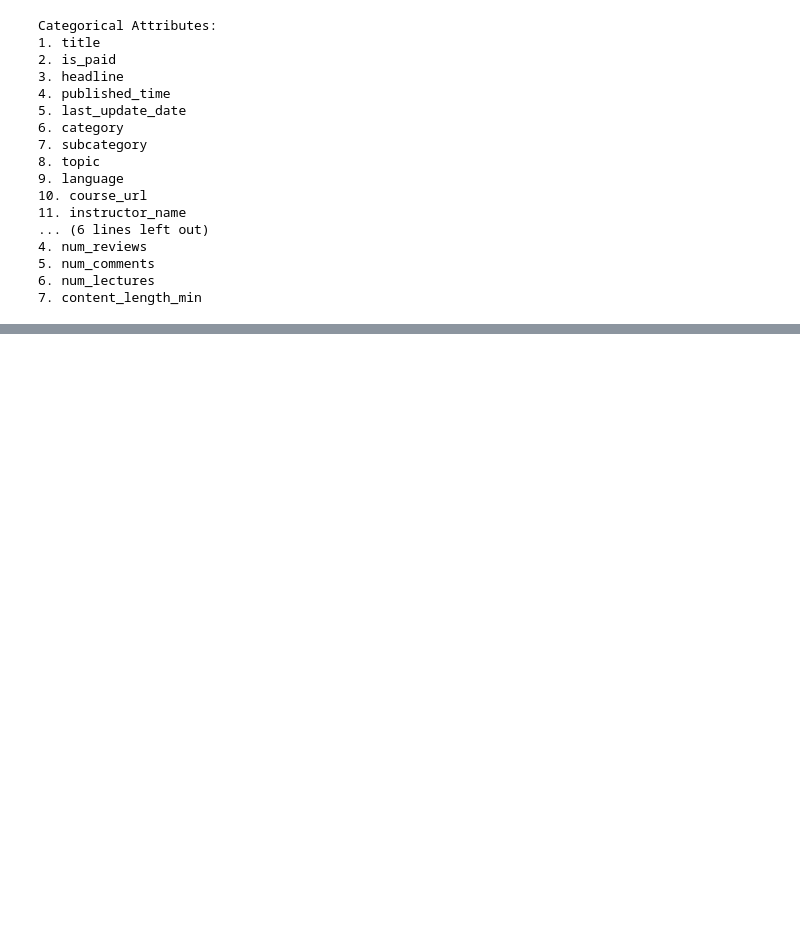
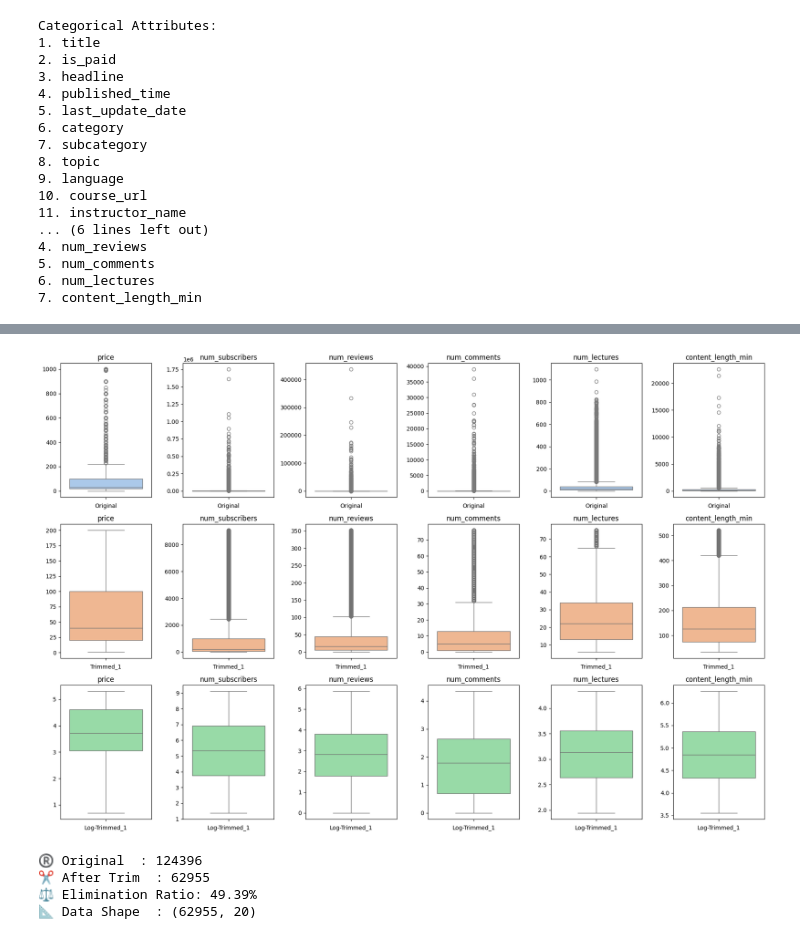
Before and after one commit to MuhammadRhakan/final-project, a Jupyter notebook: Course_Recommendation.ipynb, the cells around one changed output, grey strips where cells are left out. Cells and saved outputs as stored; diff of their text form; code cells hidden in the pictures; blank space fills up the shorter version.

```diff
--- a/Course_Recommendation.ipynb
+++ b/Course_Recommendation.ipynb
@@ -375,0 +277,38 @@ Length After Trim: (62955, 20)
+# %%
+def outliers_handling(data, features):
+  trimmed = trimming(data, features)
+  log_trimmed = np.log1p(trimmed[features])
+
+  dataset = {'Original': data, 'Trimmed_1': trimmed, 'Log-Trimmed_1': log_trimmed}
+
+  rows = len(dataset)
+  cols = len(features)
+  colors = sns.color_palette("pastel", n_colors=len(dataset))
+
+  fig, ax = plt.subplots(rows, cols, figsize=(cols * 3, rows * 4))
+  for i, (key,values) in enumerate(dataset.items()):
+    for j, col in enumerate(features):
+      sns.boxplot(y=dataset[key][col], ax=ax[i][j], color=colors[i])
+      ax[i][j].set_title(col)
+      ax[i][j].set_xlabel(key)
+      ax[i][j].set_ylabel('')
+
+  plt.tight_layout()
+  plt.show()
+
+  print(f'\n®️ Original  : {len(data)}')
+  print(f'✂️ After Trim  : {len(trimmed)}')
+  print(f'⚖️ Elimination Ratio: {round(((len(data)-len(trimmed))/len(data))*100,2)}%')
+
+  trimmed.loc[:,features] = log_trimmed
+  print(f'📐 Data Shape  : {trimmed.shape} ')
+
+  return trimmed
+
+course_trim_outliers = outliers_handling(course_dropna, numerical)
+# %% [output]
+[figure, added]
+®️ Original  : 124396
+✂️ After Trim  : 62955
+⚖️ Elimination Ratio: 49.39%
+📐 Data Shape  : (62955, 20)
```
Also changed, not shown: parts of 32 cells of this notebook.
